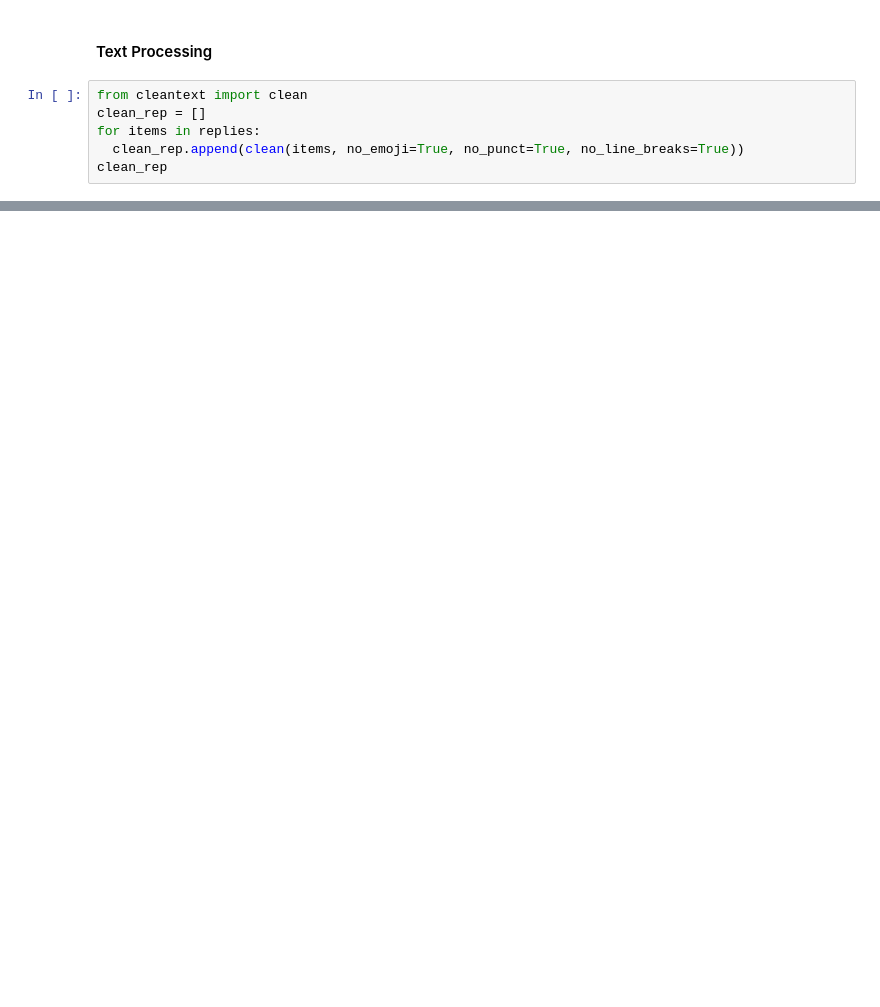
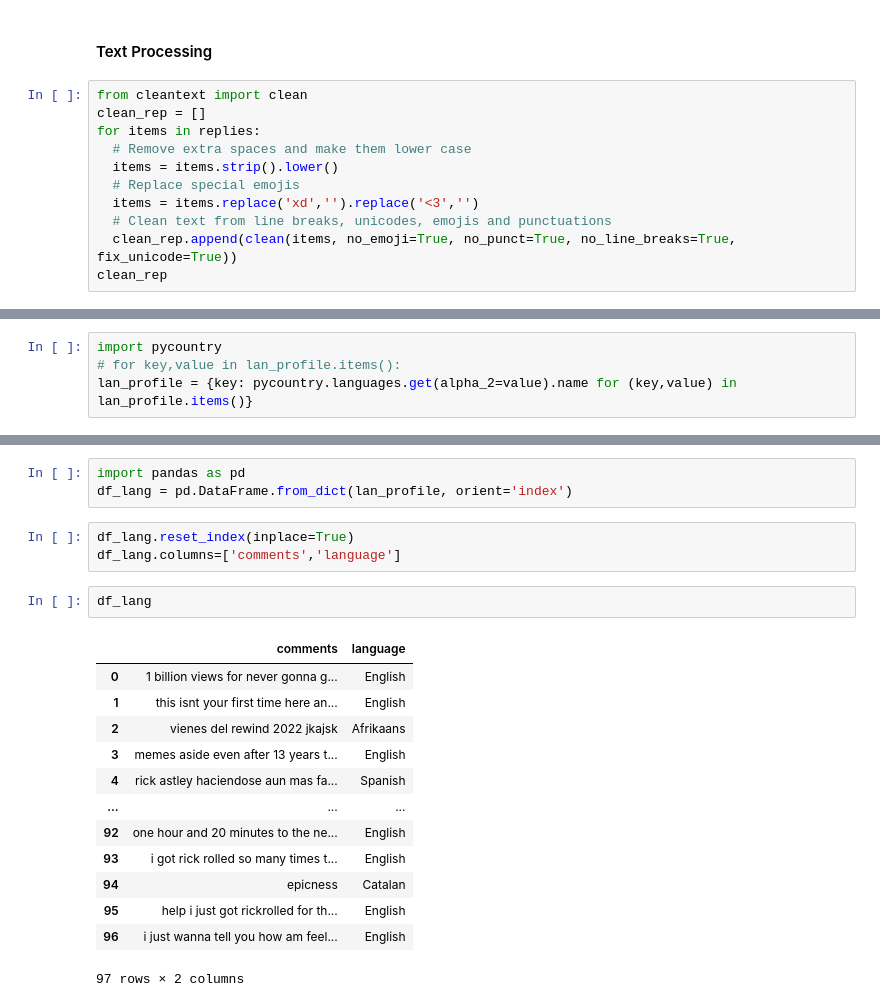
Before and after one commit to Thomas-George-T/Streamlit-YouTube-Dashboard, a Jupyter notebook: NLP_on_YouTube.ipynb, the cells around one changed output, grey strips where cells are left out. Drawn from its saved outputs; the diff is of its cells as text; blank space fills up the shorter version.

```diff
--- a/NLP_on_YouTube.ipynb
+++ b/NLP_on_YouTube.ipynb
@@ -104,7 +120,12 @@ Successfully installed clean-text-0.6.0 emoji-1.7.0 ftfy-6.1.1
 from cleantext import clean
 clean_rep = []
 for items in replies:
-  clean_rep.append(clean(items, no_emoji=True, no_punct=True, no_line_breaks=True))
+  # Remove extra spaces and make them lower case
+  items = items.strip().lower()
+  # Replace special emojis
+  items = items.replace('xd','').replace('<3','')
+  # Clean text from line breaks, unicodes, emojis and punctuations
+  clean_rep.append(clean(items, no_emoji=True, no_punct=True, no_line_breaks=True, fix_unicode=True))
 clean_rep
 # %% [output]
 ['1 billion views for never gonna give you up amazing crazy wonderful rick',
@@ -123,3 +170,7 @@ lan_profile={items : detect(items) for items in clean_rep}
+# %%
+import pycountry
+# for key,value in lan_profile.items():
+lan_profile = {key: pycountry.languages.get(alpha_2=value).name for (key,value) in lan_profile.items()}
 # %%
 lan_profile
 # %% [output]
@@ -135,0 +194,22 @@ lan_profile
+# %%
+import pandas as pd
+df_lang = pd.DataFrame.from_dict(lan_profile, orient='index')
+# %%
+df_lang.reset_index(inplace=True)
+df_lang.columns=['comments','language']
+# %%
+df_lang
+# %% [output]
+|  | comments | language |
+| 0 | 1 billion views for never gonna g... | English |
+| 1 | this isnt your first time here an... | English |
+| 2 | vienes del rewind 2022 jkajsk | Afrikaans |
+| 3 | memes aside even after 13 years t... | English |
+| 4 | rick astley haciendose aun mas fa... | Spanish |
+| ... | ... | ... |
+| 92 | one hour and 20 minutes to the ne... | English |
+| 93 | i got rick rolled so many times t... | English |
+| 94 | epicness | Catalan |
+| 95 | help i just got rickrolled for th... | English |
+| 96 | i just wanna tell you how am feel... | English |
+97 rows × 2 columns
```
Also changed, not shown: parts of 9 cells of this notebook.
